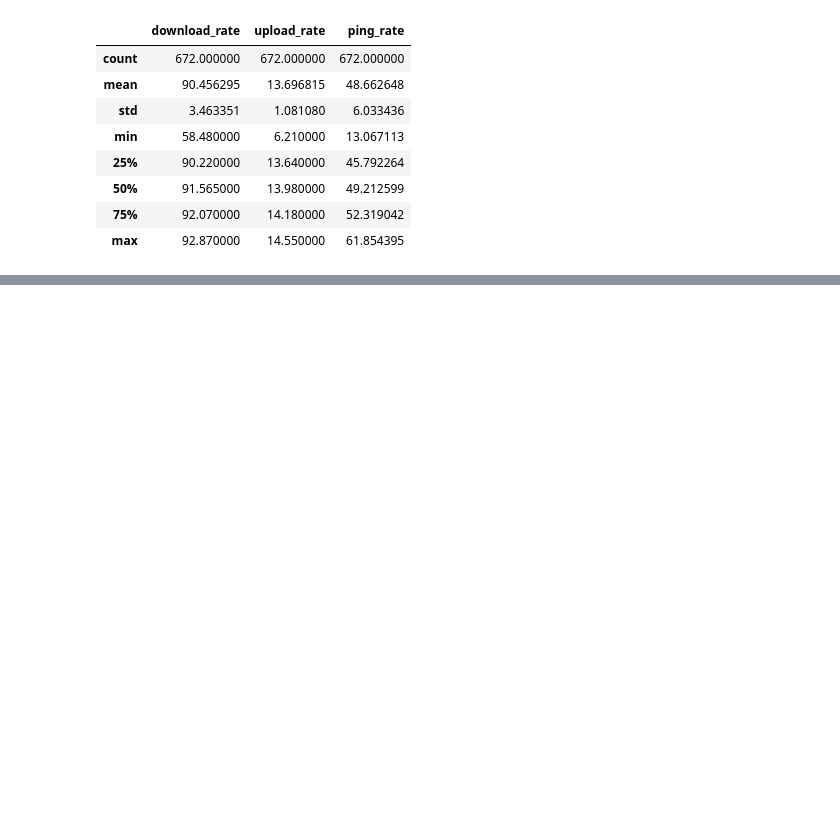
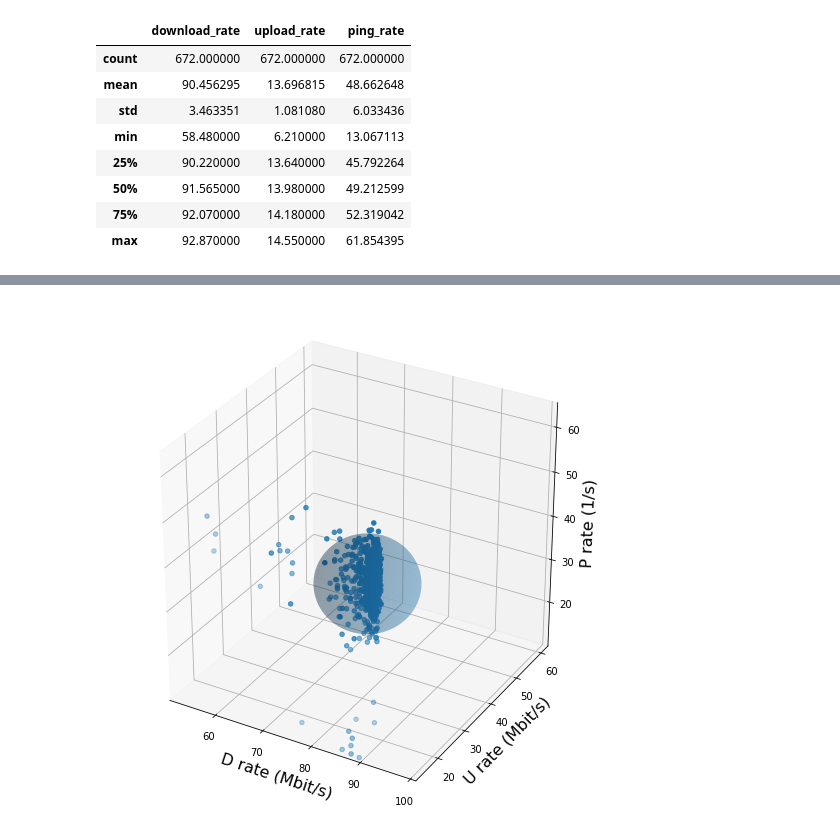
Before and after one commit to FranciscoFavela/Analisis-De-Datos-Masivos, a Jupyter notebook: Unidad 4/Práctica de laboratorio Detección de anomalías en medidores de Internet.ipynb, the cells around one changed output, grey strips where cells are left out. Saved outputs shown, nothing was run; the diff lists cells and outputs as text; code cells hidden in the pictures; blank space fills up the shorter version.

```diff
--- a/Unidad 4/Práctica de laboratorio Detección de anomalías en medidores de Internet.ipynb
+++ b/Unidad 4/Práctica de laboratorio Detección de anomalías en medidores de Internet.ipynb
@@ -45,0 +139,57 @@ df_rates.describe()
+# %%
+radius = ecl_decision * max_euclid
+phi = np.linspace(0, 2 * np.pi, 300)
+theta = np.linspace(0, np.pi, 300)
+
+# Decision sphere (Cartesian coordinates)
+xs = radius * np.outer(np.sin(theta), np.cos(phi))
+ys = radius * np.outer(np.sin(theta), np.sin(phi))
+zs = radius * np.outer(np.cos(theta), np.ones(np.size(phi)))
+
+# Centre decision sphere at mean
+ecl_xd = xs + df_rates['download_rate'].mean()
+ecl_yd = ys + df_rates['upload_rate'].mean()
+ecl_zd = zs + df_rates['ping_rate'].mean()
+# %%
+fig = plt.figure(figsize=(7, 7))
+ax = Axes3D(fig)
+
+# Plot data
+ax.scatter(df_rates['download_rate'],
+           df_rates['upload_rate'],
+           df_rates['ping_rate'])
+
+# Plot decision boundary
+ax.plot_surface(ecl_xd, ecl_yd, ecl_zd,
+                linewidth=0, alpha=0.25)
+
+# Label axes
+ax.set_xlabel('D rate (Mbit/s)', fontsize=16)
+ax.set_ylabel('U rate (Mbit/s)', fontsize=16)
+ax.set_zlabel('P rate (1/s)', fontsize=16)
+
+# --------------------------------------------------
+# Set equal aspect ratio for all axes
+# --------------------------------------------------
+
+# Extreme values of x, y, z
+extremes = []
+extremes.append([df_rates['download_rate'].min(),
+                 df_rates['download_rate'].max()])
+extremes.append([df_rates['upload_rate'].min(),
+                 df_rates['upload_rate'].max()])
+extremes.append([df_rates['ping_rate'].min(),
+                 df_rates['ping_rate'].max()])
+
+# Half-widths and mid-points
+hwidths = [(row[1] - row[0]) / 2.0 for row in extremes]
+midpts = [(row[1] + row[0]) / 2.0 for row in extremes]
+
+# Set xlim, ylim, zlim
+left_ends = midpts - np.max(hwidths)
+right_ends = midpts + np.max(hwidths)
+ax.set_xlim([left_ends[0], right_ends[0]]);
+ax.set_ylim([left_ends[1], right_ends[1]]);
+ax.set_ylim([left_ends[2], right_ends[2]]);
+# %% [output]
+[figure, added]
```
Also changed, not shown: parts of 12 cells of this notebook, 1 other file.
